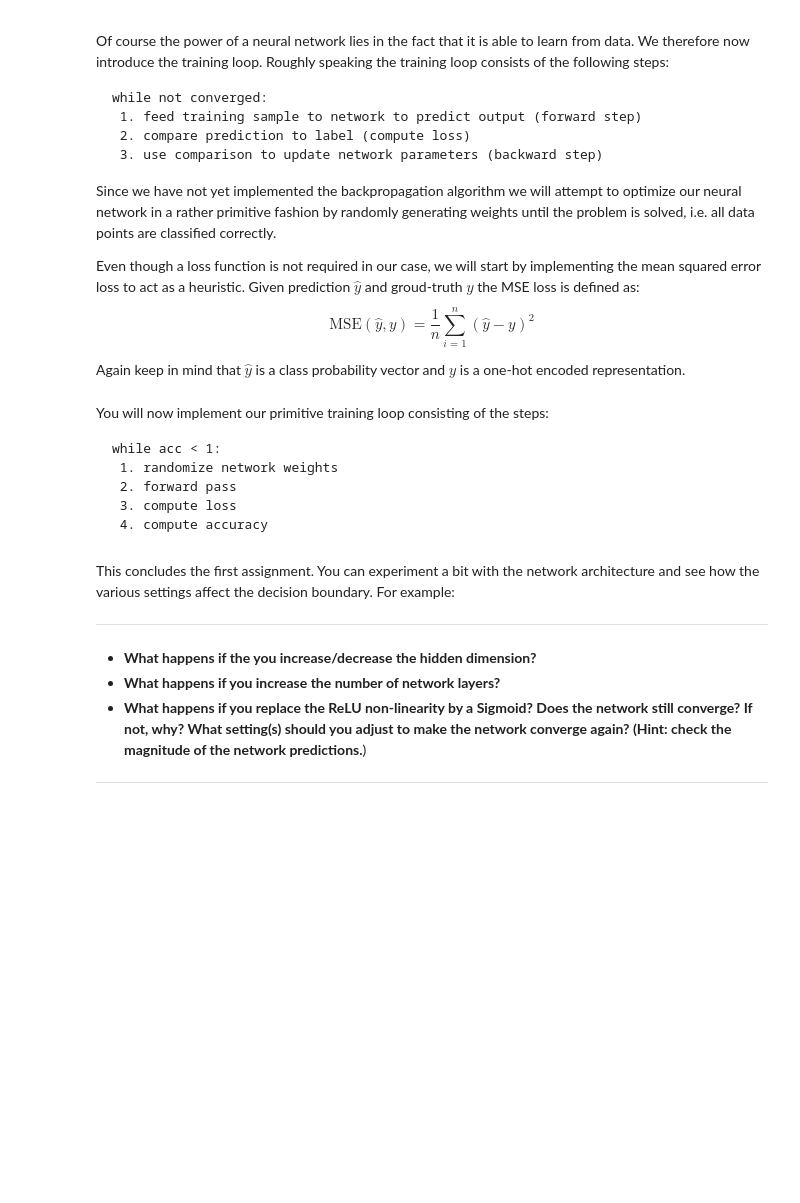
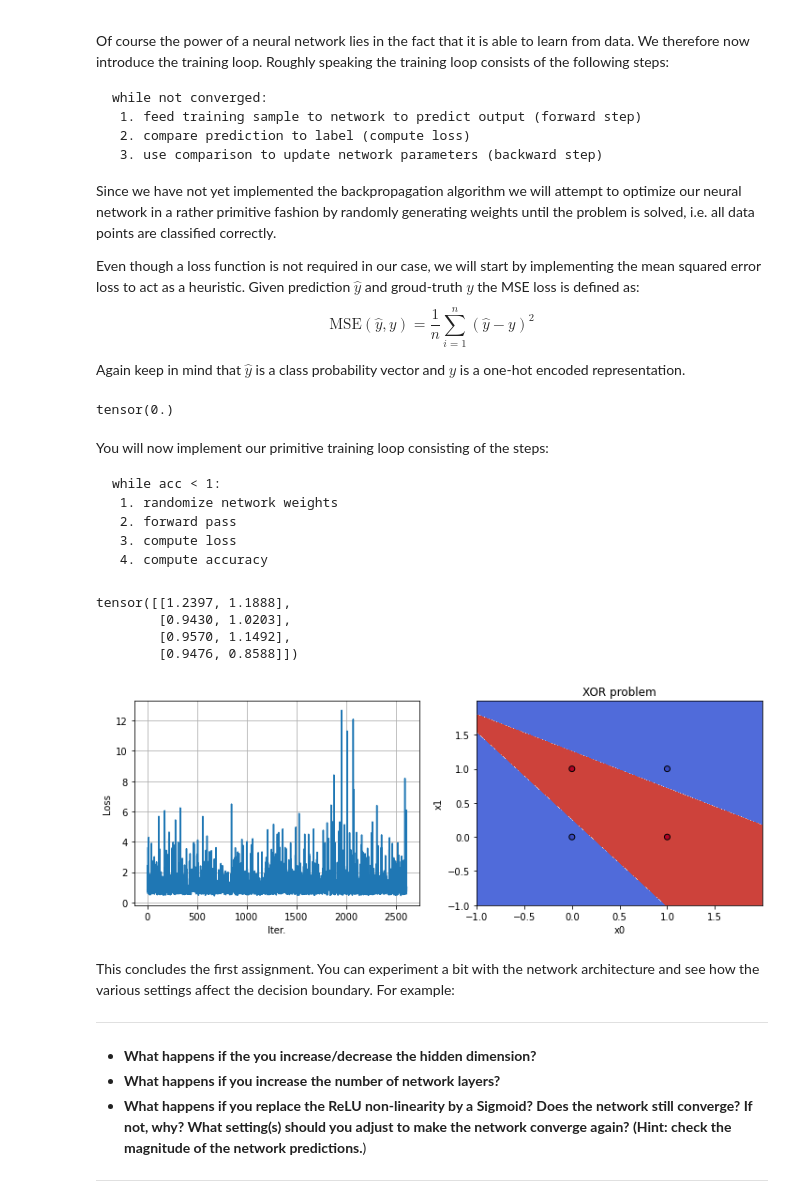
Before and after one commit to Veikko-Saikkonen/delft-deep-learning, a Jupyter notebook: Assignment_1.ipynb, the cells around one changed output. Cells and saved outputs as stored; diff of their text form; code cells hidden in the pictures; blank space fills up the shorter version.

````diff
--- a/Assignment_1.ipynb
+++ b/Assignment_1.ipynb
@@ -566,7 +610,11 @@ net = Net(layers)
 #   TODO: Manually set network parameters to solve the XOR problem.    #
 ########################################################################
 
-pass
+net.layers[0].weight = torch.tensor([[1.0,-1.0, 0.0, 0.0, 0.0],[1.0,-1.0, 0.0, 0.0, 0.0]])
+net.layers[2].weight = torch.tensor([[1.0,-1.0],[1.0,-1.0], [1.0,-1.0], [1.0,-1.0], [1.0,-1.0]])
+
+net.layers[0].bias = torch.tensor([-1.0,1.0, 0.0, 0.0, 0.0])
+net.layers[2].bias = torch.tensor([0.0,1.0])
 
 ########################################################################
 #                         END OF YOUR CODE                             #
@@ -574,6 +622,7 @@ pass
 
 # Forward pass
 y_pred = net.forward(x_xor)
+print(y_pred)
 
 # Show decision boundary
 plot(x_xor, y_xor, net)
@@ -611,14 +664,19 @@ def MSELoss(y_true, y_pred):
     ########################################################################
     #                  TODO: Implement this function                       #
     ########################################################################
+    n = y_true.shape[0]
 
-    pass
+    loss = ((y_true-y_pred)*(y_true-y_pred)).sum() / n
 
     ########################################################################
     #                         END OF YOUR CODE                             #
     ########################################################################
 
     return loss
+
+MSELoss(y_xor,y_pred)
+# %% [output]
+tensor(0.)
 # %% [markdown]
 You will now implement our primitive training loop consisting of the steps:
 ```
@@ -645,6 +703,8 @@ losses = []
 # Initial accuracy is zero
 acc = 0
 
+iteration_idx = 0
+
 while acc < 1:
     # Randomize network weights
     net.reset_params(std=0.5)
@@ -654,7 +714,7 @@ while acc < 1:
     #                          output variables.                           #
     ########################################################################
 
-    pass
+    y_pred = net.forward(x_xor)
 
     ########################################################################
     #                         END OF YOUR CODE                             #
@@ -666,37 +726,48 @@ while acc < 1:
     #                         and append to list.                          #
     ########################################################################
 
-    pass
-
+    loss = MSELoss(y_xor, y_pred)
+    losses.append(loss)
     ########################################################################
     #                         END OF YOUR CODE                             #
     ########################################################################
 
 
     ########################################################################
     #               TODO: Calculate accuracy of prediction.                #
     ########################################################################
 
-    pass
-
+    classifications_y0 = y_pred[:,0] > y_pred[:,1]
+    classifications_y1 = y_pred[:,0] < y_pred[:,1]
+    classifications = torch.stack((classifications_y0, classifications_y1), 1).type(torch.int)
+    booleans = classifications == y_xor
+    correct = (booleans[:,0] & booleans[:,1]).sum()
+    total = y_xor.size()[0]
+    acc = correct/total
     ########################################################################
     #                         END OF YOUR CODE                             #
     ########################################################################
 
 # Print output tensor
 print(y_pred)
 
 # Plot loss
 plt.figure(figsize=(12,4))
 plt.subplot(1,2,1)
 plt.plot(losses)
 plt.grid()
 plt.xlabel('Iter.')
 plt.ylabel('Loss')
 
 # Show decision boundary
 plt.subplot(1,2,2)
 plot(x_xor, y_xor, net)
+# %% [output]
+tensor([[1.2397, 1.1888],
+        [0.9430, 1.0203],
+        [0.9570, 1.1492],
+        [0.9476, 0.8588]])
+[figure, added]
 # %% [markdown]
 This concludes the first assignment. You can experiment a bit with the network architecture and see how the various settings affect the decision boundary. For example:
 
````
Also changed, not shown: parts of 14 cells of this notebook.
